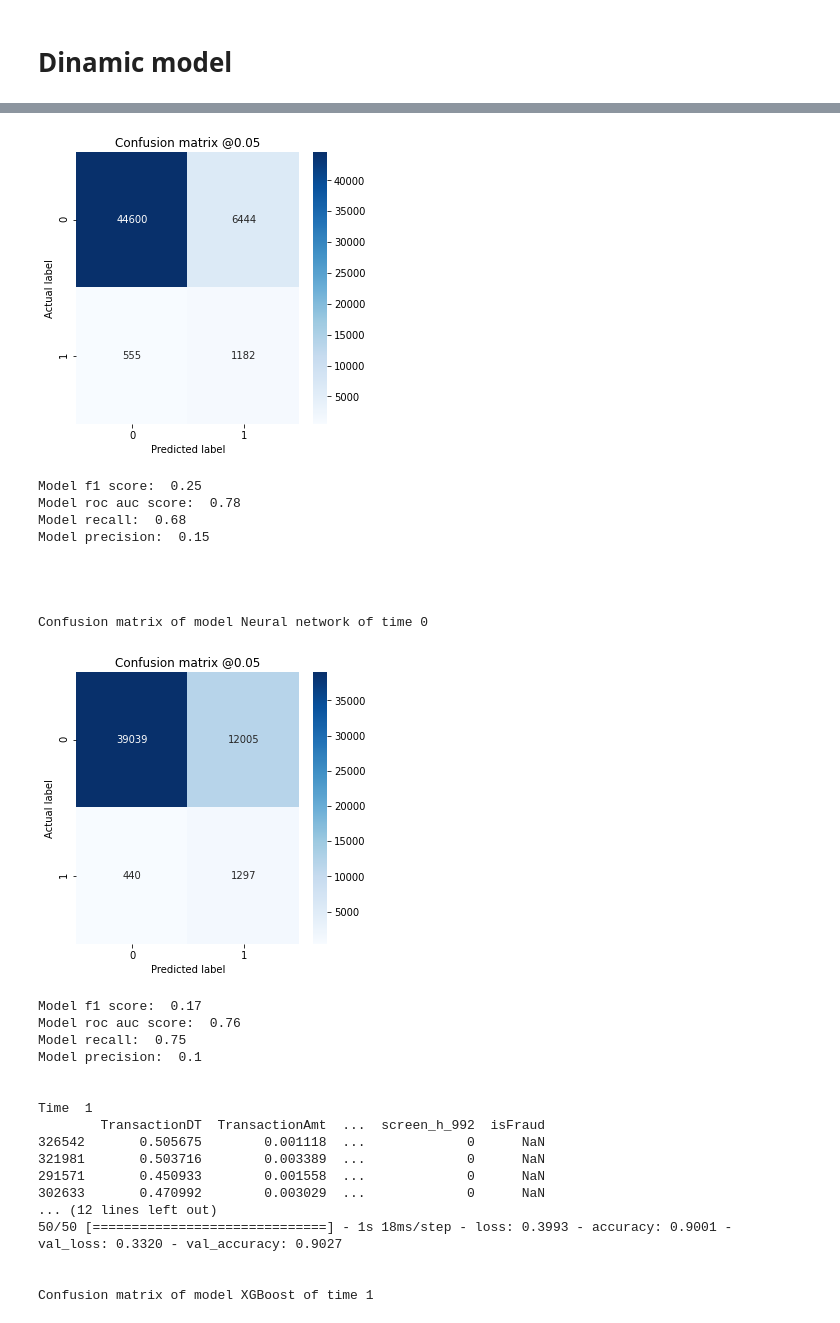
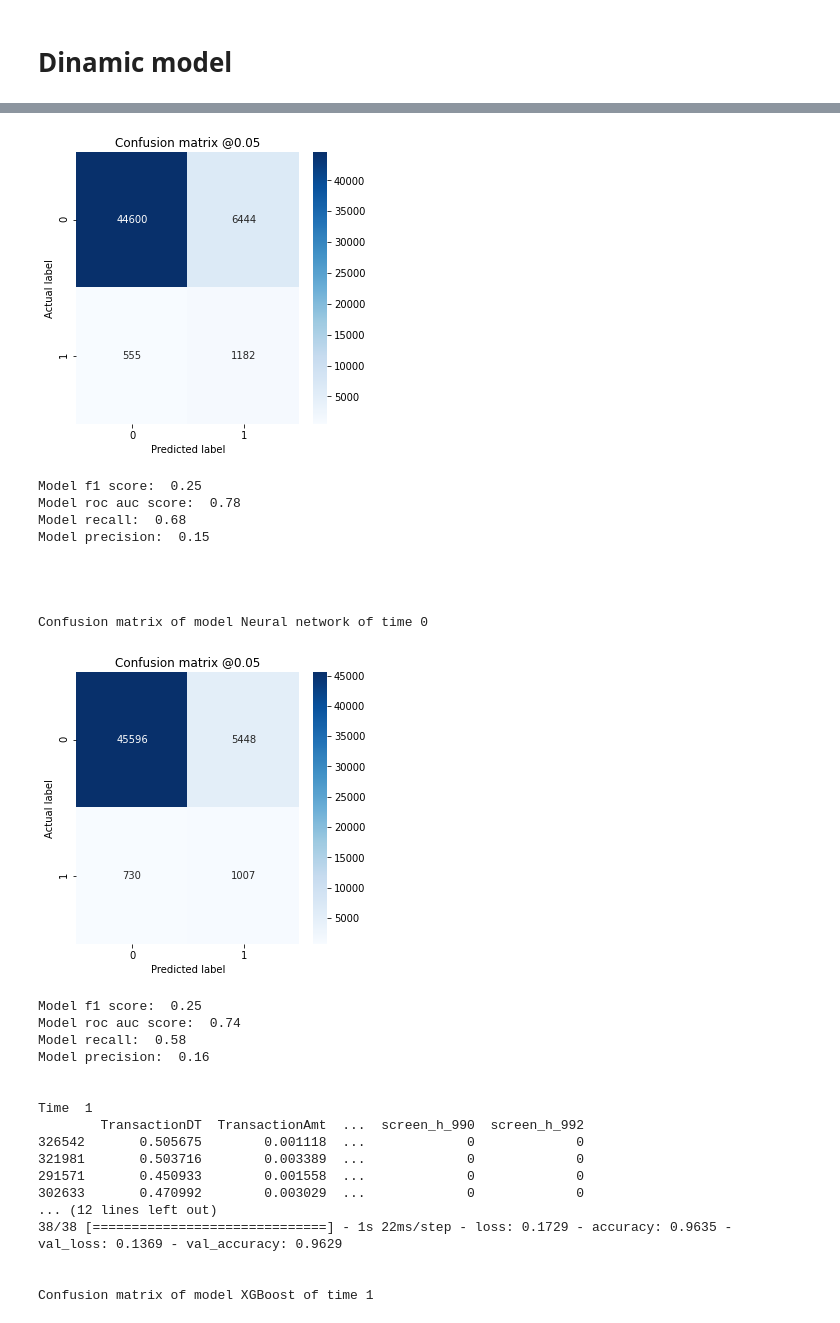
Before and after one commit to alessandrotofani/Tesi_magistrale, a Jupyter notebook: 5_Dinamic_model.ipynb, the cells around one changed output, grey strips where cells are left out. Drawn from its saved outputs; the diff is of its cells as text; code cells hidden in the pictures.

```diff
--- a/5_Dinamic_model.ipynb
+++ b/5_Dinamic_model.ipynb
@@ -160,17 +160,17 @@ class nn(model):
   def train_nn(self, X_train, y_train):
     from sklearn.model_selection import train_test_split
     X_train, X_val, y_train, y_val = train_test_split(X_train, y_train, test_size=0.2, random_state=42)
-    history = self.nn.fit(X_train, y_train,
+    history = self.nn.fit(X_train.to_numpy(), y_train,
                           epochs=2, batch_size=2000,
                           # epochs=20, batch_size=2000,
-                          validation_data=(X_val, y_val), verbose=1, shuffle = True)
+                          validation_data=(X_val.to_numpy(), y_val), verbose=1, shuffle = True)
     return f'{self.name} trained.'
 
   #override
   def proba_predictions(self, X_val): # restituisce le probabilità
     if not self.nn:
       return f'{self.name} is not declared. You need to use init_nn'
-    self.proba = self.nn.predict(X_val)#, validate_features = False)
+    self.proba = self.nn.predict(X_val.to_numpy())#, validate_features = False)
     return self.proba
 
   #override
@@ -191,7 +191,10 @@ class ensemble(model): # child class di model
   def proba_predictions(self, model_dict, X_val): # restituisce le probabilità predette
     prob = []
     for t in model_dict:
-      prob.append(model_dict[t].proba_predictions(X_val)[:,1])
+      if model_dict[t].name == 'XGBoost':
+        prob.append(model_dict[t].proba_predictions(X_val)[:,1])
+      if model_dict[t].name == 'Neural network':
+        prob.append(model_dict[t].proba_predictions(X_val))
     self.proba = np.mean(prob, axis = 0)
     return f'Proba acquired.'
 
@@ -266,13 +269,13 @@ def train_model(sel_model, last_model, data, id_t, id_fraud_t, keep_fraud, keep_
 
   if keep_safe and keep_fraud:
     X_train = pd.concat([X_train, X_train_fraud, X_train_safe])
-    y_train_safe = np.zeros((X_train_safe.shape[0]))
-    y_train_fraud = np.ones((X_train_fraud.shape[0]))
+    y_train_safe = np.zeros(X_train_safe.shape[0])
+    y_train_fraud = np.ones(X_train_fraud.shape[0])
     y_train = np.concatenate((y_train, y_train_fraud, y_train_safe), axis=None)
 
   if keep_safe and not keep_fraud:
     X_train = pd.concat([X_train, X_train_fraud])
-    y_train_fraud = np.ones((X_train_fraud.shape[0]))
+    y_train_fraud = np.ones(X_train_fraud.shape[0])
     y_train = np.concatenate((y_train, y_train_fraud), axis=None)
 
   # salvataggio degli id nel modello
@@ -383,7 +386,7 @@ def dinamic_model(data, id, id_fraud, init_splits, incoming_splits, tot_splits,
   return model_dict, ensemble_dict
 # %%
 id, id_fraud = get_split_id(data, init_splits, incoming_splits, tot_splits) # splitta le righe in base agli split dichiarati
-model_dict, ensemble_dict = dinamic_model(data, id, id_fraud, init_splits, incoming_splits, tot_splits, keep_fraud = True, keep_safe = True)
+model_dict, ensemble_dict = dinamic_model(data, id, id_fraud, init_splits, incoming_splits, tot_splits, keep_fraud = False, keep_safe = False)
 # %% [output]
 Time  0
         TransactionDT  TransactionAmt  ...  screen_h_990  screen_h_992
@@ -402,31 +405,31 @@ Time  0
 
 
 Confusion matrix of model XGBoost of time 0
 [figure]
 Model f1 score:  0.25
 Model roc auc score:  0.78
 Model recall:  0.68
 Model precision:  0.15
 
 
 
 
 Confusion matrix of model Neural network of time 0
-[figure, old version]
+[figure, new version]
-Model f1 score:  0.17
-Model roc auc score:  0.76
-Model recall:  0.75
-Model precision:  0.1
+Model f1 score:  0.25
+Model roc auc score:  0.74
+Model recall:  0.58
+Model precision:  0.16
 
 
 Time  1
-        TransactionDT  TransactionAmt  ...  screen_h_992  isFraud
-326542       0.505675        0.001118  ...             0      NaN
-321981       0.503716        0.003389  ...             0      NaN
-291571       0.450933        0.001558  ...             0      NaN
-302633       0.470992        0.003029  ...             0      NaN
+        TransactionDT  TransactionAmt  ...  screen_h_990  screen_h_992
+326542       0.505675        0.001118  ...             0             0
+321981       0.503716        0.003389  ...             0             0
+291571       0.450933        0.001558  ...             0             0
+302633       0.470992        0.003029  ...             0             0
 ... (12 lines left out)
-50/50 [==============================] - 1s 18ms/step - loss: 0.3993 - accuracy: 0.9001 - val_loss: 0.3320 - val_accuracy: 0.9027
+38/38 [==============================] - 1s 22ms/step - loss: 0.1729 - accuracy: 0.9635 - val_loss: 0.1369 - val_accuracy: 0.9629
 
 
 Confusion matrix of model XGBoost of time 1
```
Also changed, not shown: parts of 1 cell of this notebook.
